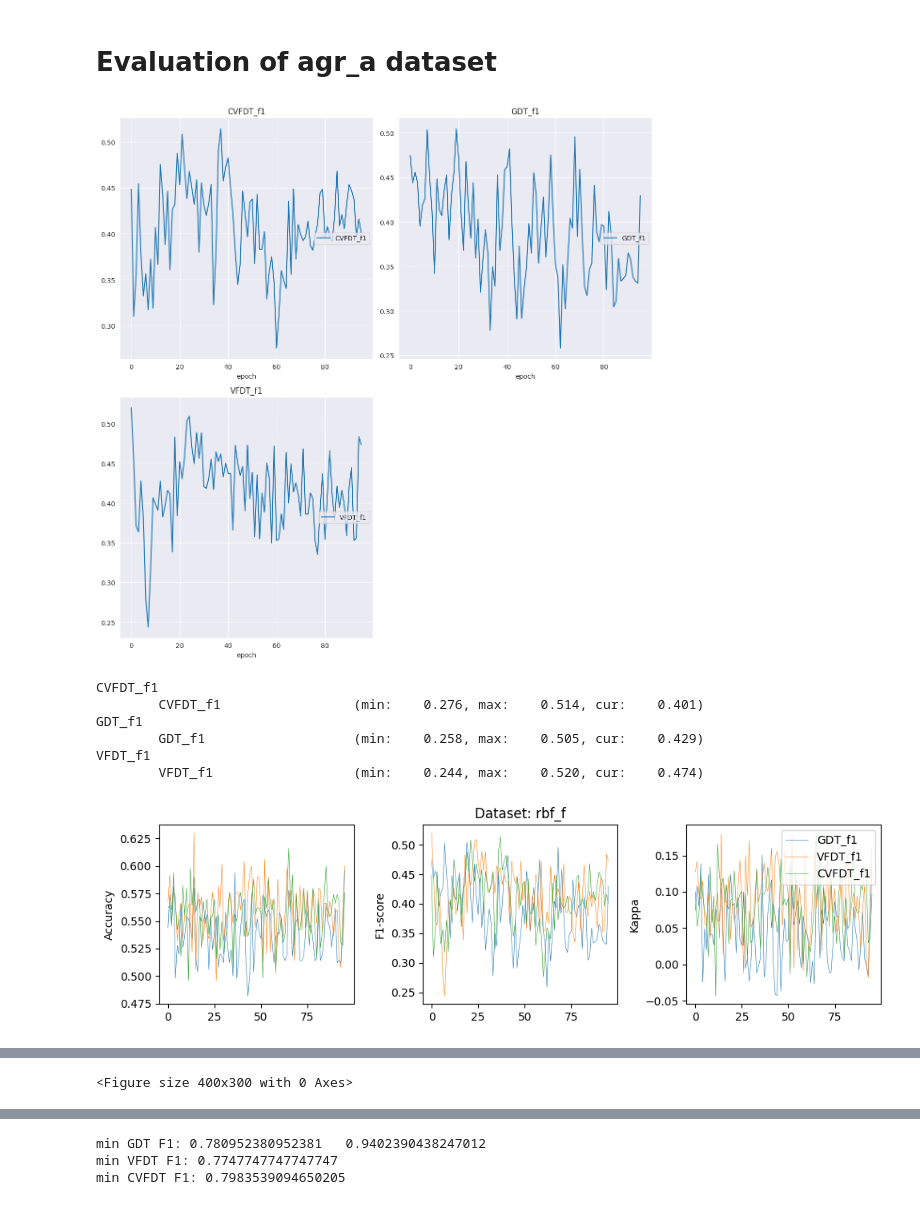
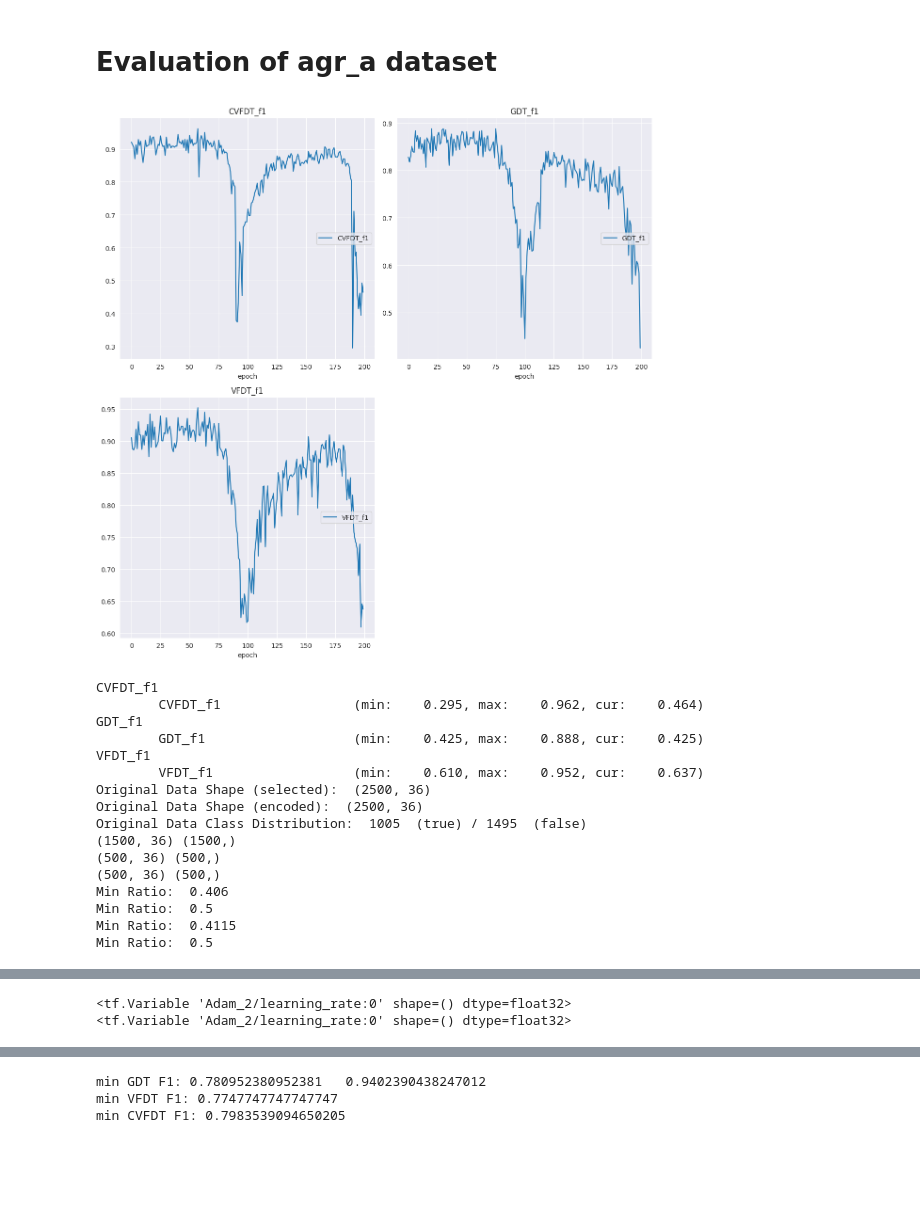
Before and after one commit to Leon209/Thesis, a Jupyter notebook: notebooks/evaluation.ipynb, the cells around one changed output, grey strips where cells are left out. Saved outputs shown, nothing was run; the diff lists cells and outputs as text; code cells hidden in the pictures; blank space fills up the shorter version.

```diff
--- a/notebooks/evaluation.ipynb
+++ b/notebooks/evaluation.ipynb
@@ -127,7 +127,7 @@ def split_df_chunks(data_df,chunk_size):
 # %%
 from sklearn.metrics import cohen_kappa_score
 #'NOAA_Weather','agr_a','agr_g','airlines','electricity','hyperplane','rbf_f','rbf_m','sea_a','sea_g'
-dataset_names = ['rbf_f']
+dataset_names = ['agr_g']
 for dataset_name in dataset_names:
     config = get_config_for_dataset(dataset_name)
 
@@ -350,38 +350,47 @@ for dataset_name in dataset_names:
         t0 = time.time()
         for i in range(0, len(dataset_dict['X_test'])):
             y_pred_CVFDT.append(CVFDT_classifier.predict(np.array([temp_X_test[i]], np.float64))[0])
         CVFDT_f1 = f1_score(y_test_data, y_pred_CVFDT)
         CVFDT_acc = accuracy_score(y_test_data, y_pred_CVFDT)
         CVFDT_kappa = cohen_kappa_score(y_test_data,y_pred_CVFDT)
         t1 = time.time()
         timer['prediction']['CVFDT'] = timer['prediction']['CVFDT']+t1-t0
 
 
 
         plotlosses_benchmark.update({'GDT_f1': GDT_f1,'VFDT_f1': VFDT_f1, 'CVFDT_f1':CVFDT_f1})
         plotlosses_benchmark.send()
 
 
         scores_GDT['f1'] = np.append(scores_GDT['f1'], GDT_f1)
         scores_VFDT['f1'] = np.append(scores_VFDT['f1'], VFDT_f1)
         scores_CVFDT['f1'] = np.append(scores_CVFDT['f1'], CVFDT_f1)
 
         scores_GDT['acc'] = np.append(scores_GDT['acc'], GDT_acc)
         scores_VFDT['acc'] = np.append(scores_VFDT['acc'], VFDT_acc)
         scores_CVFDT['acc'] = np.append(scores_CVFDT['acc'], CVFDT_acc)
 
         scores_GDT['kappa'] = np.append(scores_GDT['kappa'], GDT_kappa)
         scores_VFDT['kappa'] = np.append(scores_VFDT['kappa'], VFDT_kappa)
         scores_CVFDT['kappa'] = np.append(scores_CVFDT['kappa'], CVFDT_kappa)
 
 
     save_scores(dataset_name, scores_GDT, scores_VFDT, scores_CVFDT, VFDT_classifier, CVFDT_classifier, config, timer)
 # %% [output]
-[figure, old version]
+[figure, new version]
 CVFDT_f1
-        CVFDT_f1                 (min:    0.276, max:    0.514, cur:    0.401)
+        CVFDT_f1                 (min:    0.295, max:    0.962, cur:    0.464)
 GDT_f1
-        GDT_f1                   (min:    0.258, max:    0.505, cur:    0.429)
+        GDT_f1                   (min:    0.425, max:    0.888, cur:    0.425)
 VFDT_f1
-        VFDT_f1                  (min:    0.244, max:    0.520, cur:    0.474)
+        VFDT_f1                  (min:    0.610, max:    0.952, cur:    0.637)
+Original Data Shape (selected):  (2500, 36)
+Original Data Shape (encoded):  (2500, 36)
+Original Data Class Distribution:  1005  (true) / 1495  (false)
+(1500, 36) (1500,)
+(500, 36) (500,)
+(500, 36) (500,)
+Min Ratio:  0.406
+Min Ratio:  0.5
+Min Ratio:  0.4115
+Min Ratio:  0.5
-[figure, removed]
@@ -389 +397,2 @@ VFDT_f1
-<Figure size 400x300 with 0 Axes>
+<tf.Variable 'Adam_2/learning_rate:0' shape=() dtype=float32>
+<tf.Variable 'Adam_2/learning_rate:0' shape=() dtype=float32>
```
Also changed, not shown: parts of 2 cells of this notebook, 16 other files.
